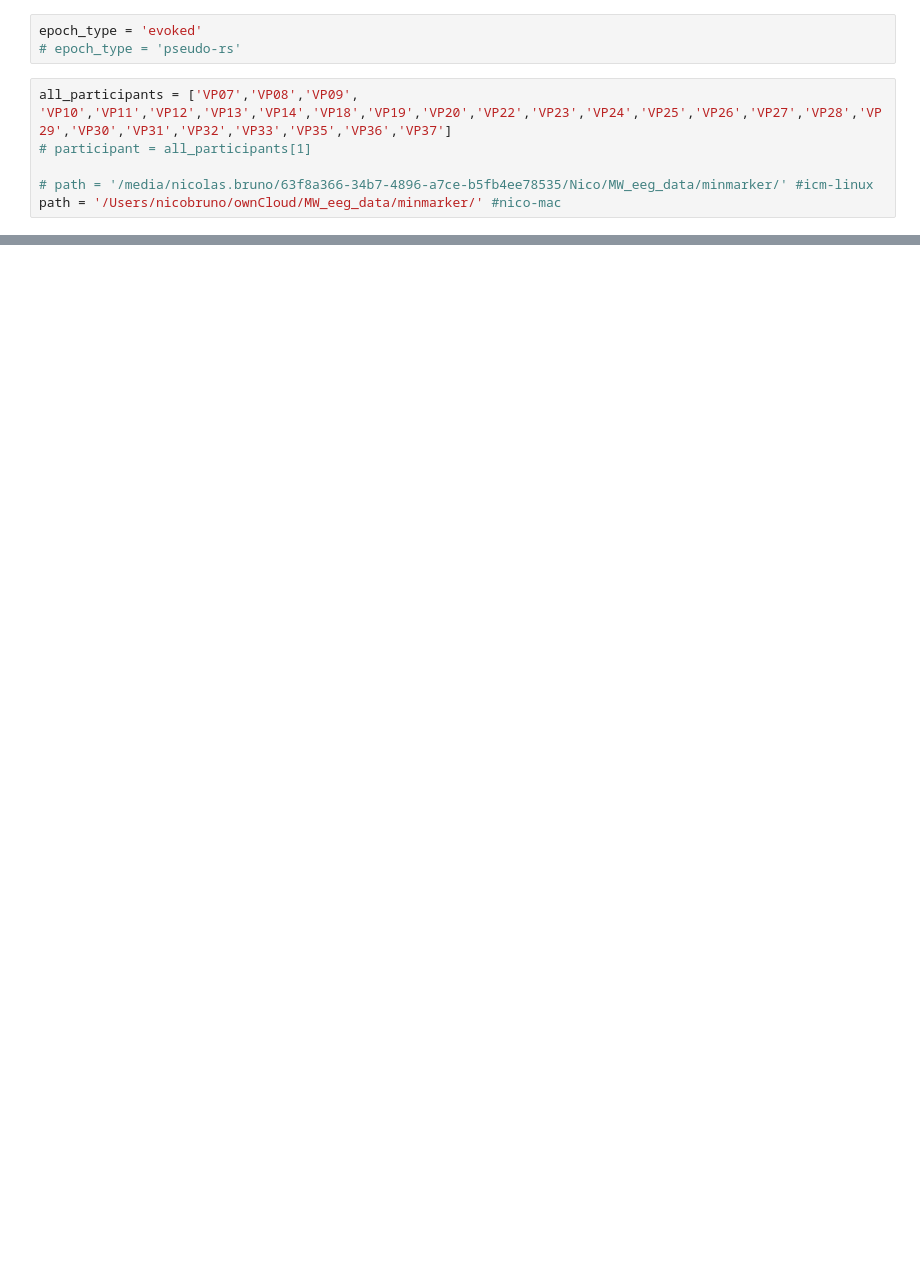
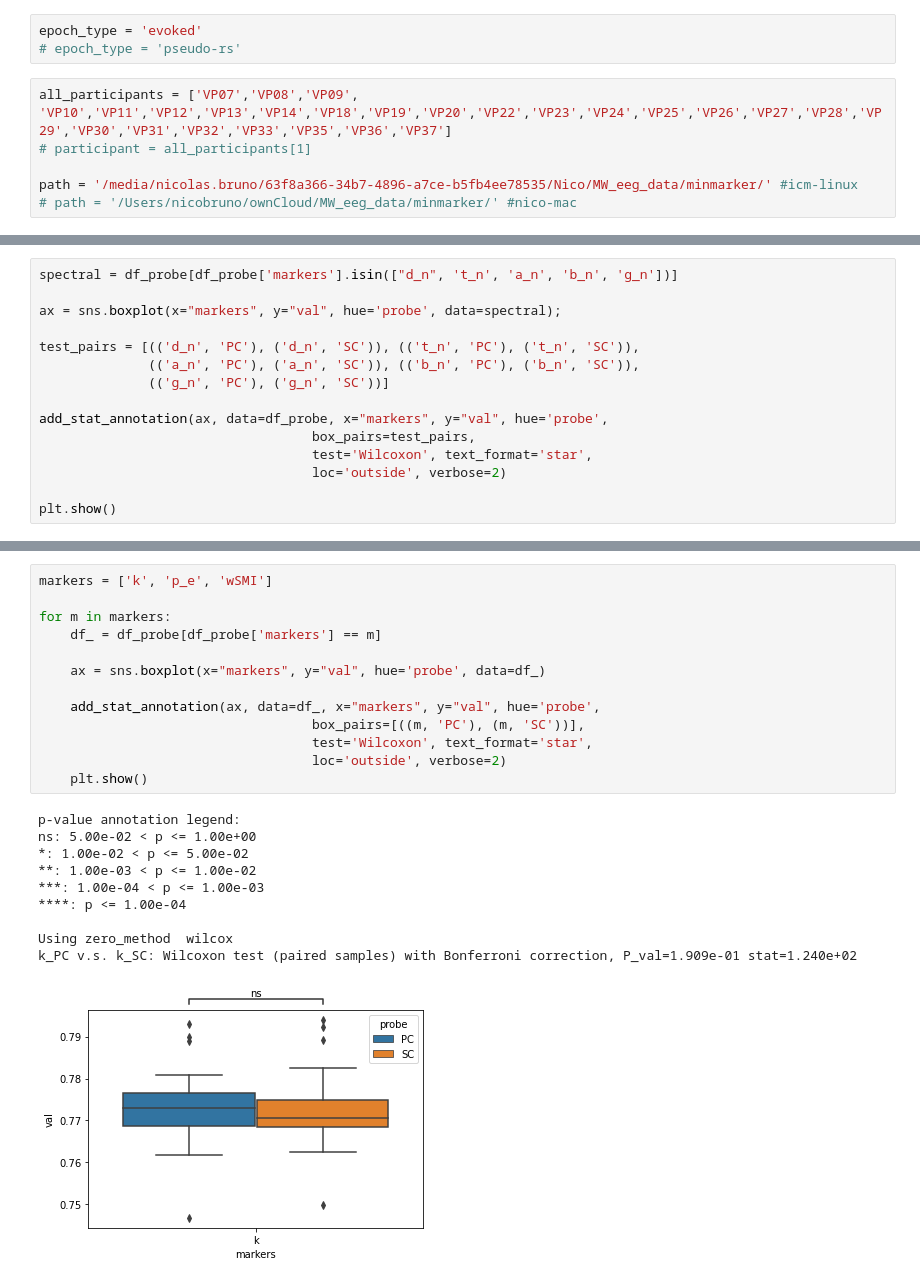
Before and after one commit to Nicobruno92/mw_markers_project, a Jupyter notebook: Untitled.ipynb, the cells around one changed output, grey strips where cells are left out. Saved outputs shown, nothing was run; the diff lists cells and outputs as text; blank space fills up the shorter version.

```diff
--- a/Untitled.ipynb
+++ b/Untitled.ipynb
@@ -10,8 +11,8 @@ epoch_type = 'evoked'
 all_participants = ['VP07','VP08','VP09', 'VP10','VP11','VP12','VP13','VP14','VP18','VP19','VP20','VP22','VP23','VP24','VP25','VP26','VP27','VP28','VP29','VP30','VP31','VP32','VP33','VP35','VP36','VP37']
 # participant = all_participants[1]
 
-# path = '/media/nicolas.bruno/63f8a366-34b7-4896-a7ce-b5fb4ee78535/Nico/MW_eeg_data/minmarker/' #icm-linux
-path = '/Users/nicobruno/ownCloud/MW_eeg_data/minmarker/' #nico-mac
+path = '/media/nicolas.bruno/63f8a366-34b7-4896-a7ce-b5fb4ee78535/Nico/MW_eeg_data/minmarker/' #icm-linux
+# path = '/Users/nicobruno/ownCloud/MW_eeg_data/minmarker/' #nico-mac
 # %%
 SC_mean = pd.DataFrame()
 PC_mean = pd.DataFrame()
@@ -75,0 +84,15 @@ g.map_dataframe(sns.histplot, x="total_bill")
+# %%
+spectral = df_probe[df_probe['markers'].isin(["d_n", 't_n', 'a_n', 'b_n', 'g_n'])]
+
+ax = sns.boxplot(x="markers", y="val", hue='probe', data=spectral);
+
+test_pairs = [(('d_n', 'PC'), ('d_n', 'SC')), (('t_n', 'PC'), ('t_n', 'SC')),
+              (('a_n', 'PC'), ('a_n', 'SC')), (('b_n', 'PC'), ('b_n', 'SC')),
+              (('g_n', 'PC'), ('g_n', 'SC'))]
+
+add_stat_annotation(ax, data=df_probe, x="markers", y="val", hue='probe',
+                                   box_pairs=test_pairs,
+                                   test='Wilcoxon', text_format='star',
+                                   loc='outside', verbose=2)
+
+plt.show()
@@ -75,0 +118,24 @@ g.map_dataframe(sns.histplot, x="total_bill")
+# %%
+markers = ['k', 'p_e', 'wSMI']
+
+for m in markers:
+    df_ = df_probe[df_probe['markers'] == m]
+
+    ax = sns.boxplot(x="markers", y="val", hue='probe', data=df_)
+
+    add_stat_annotation(ax, data=df_, x="markers", y="val", hue='probe',
+                                   box_pairs=[((m, 'PC'), (m, 'SC'))],
+                                   test='Wilcoxon', text_format='star',
+                                   loc='outside', verbose=2)
+    plt.show()
+# %% [output]
+p-value annotation legend:
+ns: 5.00e-02 < p <= 1.00e+00
+*: 1.00e-02 < p <= 5.00e-02
+**: 1.00e-03 < p <= 1.00e-02
+***: 1.00e-04 < p <= 1.00e-03
+****: p <= 1.00e-04
+
+Using zero_method  wilcox
+k_PC v.s. k_SC: Wilcoxon test (paired samples) with Bonferroni correction, P_val=1.909e-01 stat=1.240e+02
+[figure, added]
```
Also changed, not shown: parts of 10 cells of this notebook, 3 other files.
